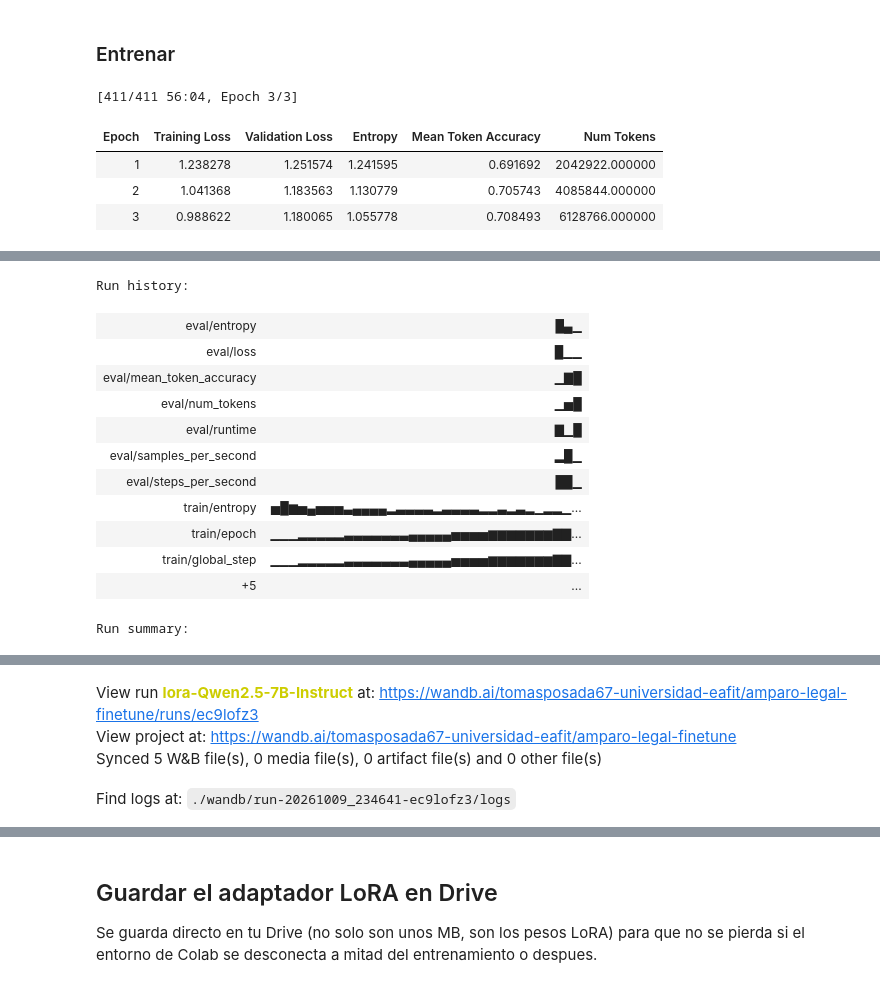
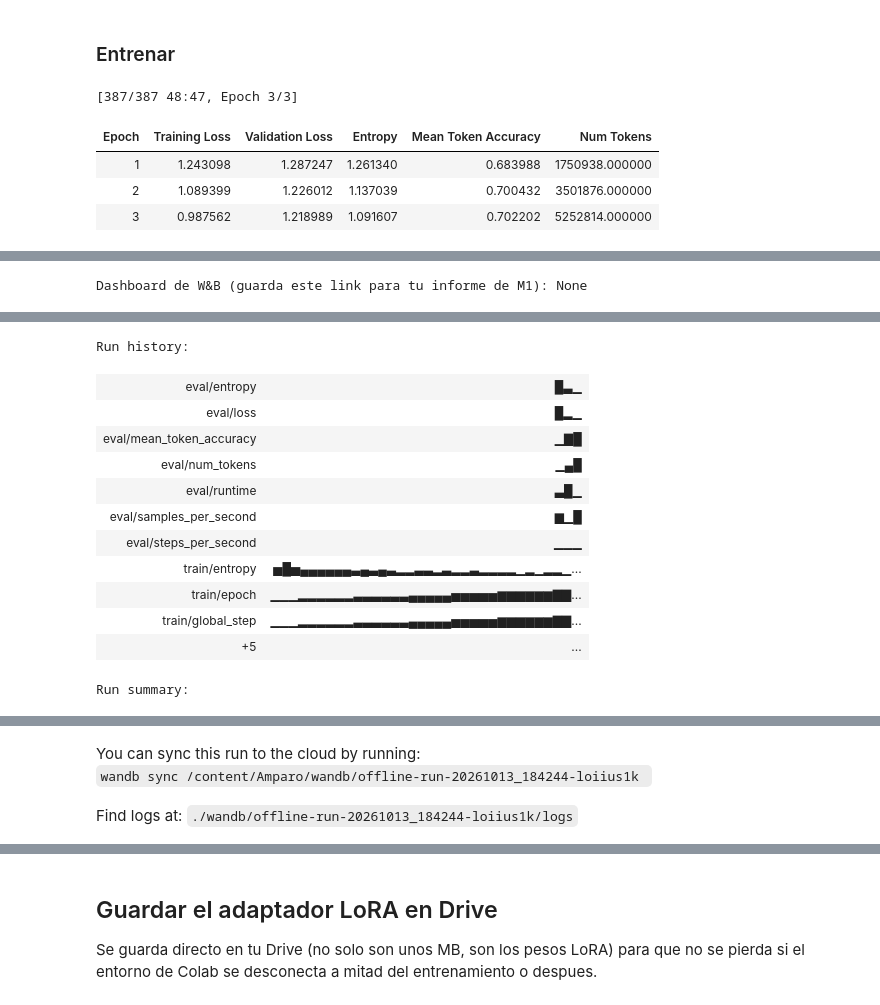
Before and after one commit to TomasPosada0626/Amparo, a Jupyter notebook: colab/m1_finetune.ipynb, the cells around one changed output, grey strips where cells are left out. Saved outputs shown, nothing was run; the diff lists cells and outputs as text; code cells hidden in the pictures.

```diff
--- a/colab/m1_finetune.ipynb
+++ b/colab/m1_finetune.ipynb
@@ -174,7 +161,7 @@ EVAL_ROOT = f'{DRIVE_DIR}/evaluacion'
 # paso el 6 de octubre con el adaptador del 27 de septiembre. El assert lo
 # impide. Para adoptar una version nueva se mueve a mano, con la comparacion
 # hecha.
-ADAPTADOR = 'v5'   # v3 y v4 se descartaron; M1 se cerro con v1. Solo si se reentrena
+ADAPTADOR = 'v4'   # v3 se rechazo el 2026-10-13; v4 corrige H22
 
 from datetime import date
 VERSION_ADAPTADOR = date.today().isoformat()
@@ -786,6 +797,21 @@ Entrenamiento: 2187 | Dev (eleccion de epoca): 188
 Validacion intacta (solo para el reporte final): 334
 Columnas que ve TRL: ['prompt', 'completion']
 # %%
+wandb.init(
+    project='amparo-legal-finetune',
+    name=f"lora-{MODEL_ID.split('/')[-1]}",
+    config={
+        'model_id': MODEL_ID,
+        'lora_r': LORA_R,
+        'lora_alpha': LORA_ALPHA,
+        'epochs': NUM_EPOCHS,
+        'learning_rate': LEARNING_RATE,
+        'perdida': 'solo sobre la respuesta (prompt/completion)',
+        'n_fit': len(train_dataset),
+        'n_dev': len(dev_dataset),
+    },
+)
+
 from trl import SFTTrainer, SFTConfig
 
 sft_config = SFTConfig(
@@ -811,8 +837,7 @@ sft_config = SFTConfig(
     # Explicito: antes la reproducibilidad del entrenamiento dependia del
     # default de transformers, no de una decision escrita.
     seed=RANDOM_SEED,
-    # Sin W&B: el historial y la curva de perdida quedan en Drive (celda Entrenar).
-    report_to='none',
+    report_to='wandb',
     run_name=f"lora-{MODEL_ID.split('/')[-1]}",
 )
 
@@ -872,9 +896,12 @@ OK: la perdida se calcula solo sobre la respuesta del asistente.
 # %%
 trainer.train()
 
+print('Dashboard de W&B (guarda este link para tu informe de M1):', wandb.run.url)
+wandb.finish()
+
 # El historial de perdidas, a Drive y en texto.
 #
-# En v1 esto solo quedo en W&B, que ya no se usa. Al cerrar el modulo hizo falta la tabla de
+# En v1 esto solo quedo en W&B. Al cerrar el modulo hizo falta la tabla de
 # train_loss / eval_loss / epoca elegida y no se pudo recuperar: el objeto
 # trainer vivia en una sesion de Colab que ya no existe, y no se puede imprimir
 # desde otra. Aqui se escribe en el momento.
@@ -889,51 +916,34 @@ with open(f'{SALIDA_DIR}/historial_entrenamiento.json', 'w', encoding='utf-8') a
         'epoch': trainer.state.epoch,
         'global_step': trainer.state.global_step,
     }, f, ensure_ascii=False, indent=2)
 print(f'Historial -> {SALIDA_DIR}/historial_entrenamiento.json')
 print()
 
 print(f"{'epoca':>7}{'train_loss':>13}{'eval_loss':>12}")
 print('-' * 32)
 _por_epoca = {}
 for _e in _hist:
     _ep = _e.get('epoch')
     if _ep is None:
         continue
     _d = _por_epoca.setdefault(round(_ep, 2), {})
     for _k in ('loss', 'eval_loss'):
         if _k in _e:
             _d[_k] = _e[_k]
 for _ep in sorted(_por_epoca):
     _d = _por_epoca[_ep]
     _tr = f"{_d['loss']:.4f}" if 'loss' in _d else '-'
     _ev = f"{_d['eval_loss']:.4f}" if 'eval_loss' in _d else '-'
     print(f'{_ep:>7}{_tr:>13}{_ev:>12}')
 print()
 print(f'Mejor checkpoint por eval_loss: {trainer.state.best_model_checkpoint}')
 print(f'  eval_loss = {trainer.state.best_metric}')
 print()
-# La curva de perdida como imagen, para el informe: es la evidencia visual que
-# antes daba W&B, y queda junto al historial en la carpeta de la corrida.
-import matplotlib.pyplot as _plt
-
-_tr = [(e['epoch'], e['loss']) for e in _hist if 'loss' in e and 'epoch' in e]
-_ev = [(e['epoch'], e['eval_loss']) for e in _hist if 'eval_loss' in e]
-_fig, _ax = _plt.subplots(figsize=(7, 4))
-if _tr:
-    _ax.plot(*zip(*_tr), label='train_loss')
-if _ev:
-    _ax.plot(*zip(*_ev), 'o-', label='eval_loss (dev)')
-_ax.set_xlabel('epoca'); _ax.set_ylabel('perdida'); _ax.legend(); _ax.grid(alpha=0.3)
-_ax.set_title(f'Curva de perdida, corrida {CORRIDA_ID}')
-_fig.savefig(f'{SALIDA_DIR}/curva_perdida.png', dpi=120, bbox_inches='tight')
-_plt.show()
-print(f'Curva -> {SALIDA_DIR}/curva_perdida.png')
-print()
 print('Una perdida mas baja NO es la prueba de que el candidato sea mejor: lo que decide')
 print('la prueba barata y despues D1-D7 (docs/m1_protocolo_aceptacion.md).')
 # %% [output]
-[411/411 56:04, Epoch 3/3]
+[387/387 48:47, Epoch 3/3]
 | Epoch | Training Loss | Validation Loss | Entropy | Mean Token Accuracy | Num Tokens |
-| 1 | 1.238278 | 1.251574 | 1.241595 | 0.691692 | 2042922.000000 |
-| 2 | 1.041368 | 1.183563 | 1.130779 | 0.705743 | 4085844.000000 |
-| 3 | 0.988622 | 1.180065 | 1.055778 | 0.708493 | 6128766.000000 |
+| 1 | 1.243098 | 1.287247 | 1.261340 | 0.683988 | 1750938.000000 |
+| 2 | 1.089399 | 1.226012 | 1.137039 | 0.700432 | 3501876.000000 |
+| 3 | 0.987562 | 1.218989 | 1.091607 | 0.702202 | 5252814.000000 |
@@ -941,14 +954,15 @@ Dashboard de W&B (guarda este link para tu informe de M1): https://wandb.ai/toma
+Dashboard de W&B (guarda este link para tu informe de M1): None
 [interactive output not drawn]
-Run history:
+Run history:
-| eval/entropy | █▄▁ |
-| eval/loss | █▁▁ |
+| eval/entropy | █▃▁ |
+| eval/loss | █▂▁ |
 | eval/mean_token_accuracy | ▁▇█ |
-| eval/num_tokens | ▁▅█ |
-| eval/runtime | ▇▁█ |
-| eval/samples_per_second | ▂█▁ |
-| eval/steps_per_second | ██▁ |
-| train/entropy | ▅█▆▅▄▅▅▅▃▄▄▄▄▂▃▃▃▃▂▃▃▃▃▂▂▃▂▃▂▁▂▂▁... |
-| train/epoch | ▁▁▁▂▂▂▂▂▃▃▃▃▃▃▃▄▄▄▄▄▅▅▅▅▆▆▆▆▆▆▆▇▇... |
-| train/global_step | ▁▁▁▂▂▂▂▂▃▃▃▃▃▃▃▄▄▄▄▄▅▅▅▅▆▆▆▆▆▆▆▇▇... |
+| eval/num_tokens | ▁▄█ |
+| eval/runtime | ▃█▁ |
+| eval/samples_per_second | ▆▁█ |
+| eval/steps_per_second | ▁▁▁ |
+| train/entropy | ▅█▅▄▄▄▄▄▄▃▄▃▄▃▂▂▃▃▂▃▂▂▃▂▂▂▂▁▂▁▂▂▁... |
+| train/epoch | ▁▁▁▂▂▂▂▂▂▃▃▃▃▃▃▄▄▄▄▄▅▅▅▅▅▆▆▆▆▆▆▇▇... |
+| train/global_step | ▁▁▁▂▂▂▂▂▂▃▃▃▃▃▃▄▄▄▄▄▅▅▅▅▅▆▆▆▆▆▆▇▇... |
 | +5 | ... |
-Run summary:
+Run summary:
@@ -964,6 +978,5 @@ Run summary:
 | train/epoch | 3 |
 | +10 | ... |
-View run lora-Qwen2.5-7B-Instruct at: https://wandb.ai/tomasposada67-universidad-eafit/amparo-legal-finetune/runs/ec9lofz3
-View project at: https://wandb.ai/tomasposada67-universidad-eafit/amparo-legal-finetune
-Synced 5 W&B file(s), 0 media file(s), 0 artifact file(s) and 0 other file(s)
+You can sync this run to the cloud by running:
+wandb sync /content/Amparo/wandb/offline-run-20261013_184244-loiius1k
-Find logs at: ./wandb/run-20261009_234641-ec9lofz3/logs
+Find logs at: ./wandb/offline-run-20261013_184244-loiius1k/logs
```
Also changed, not shown: parts of 25 cells of this notebook.
